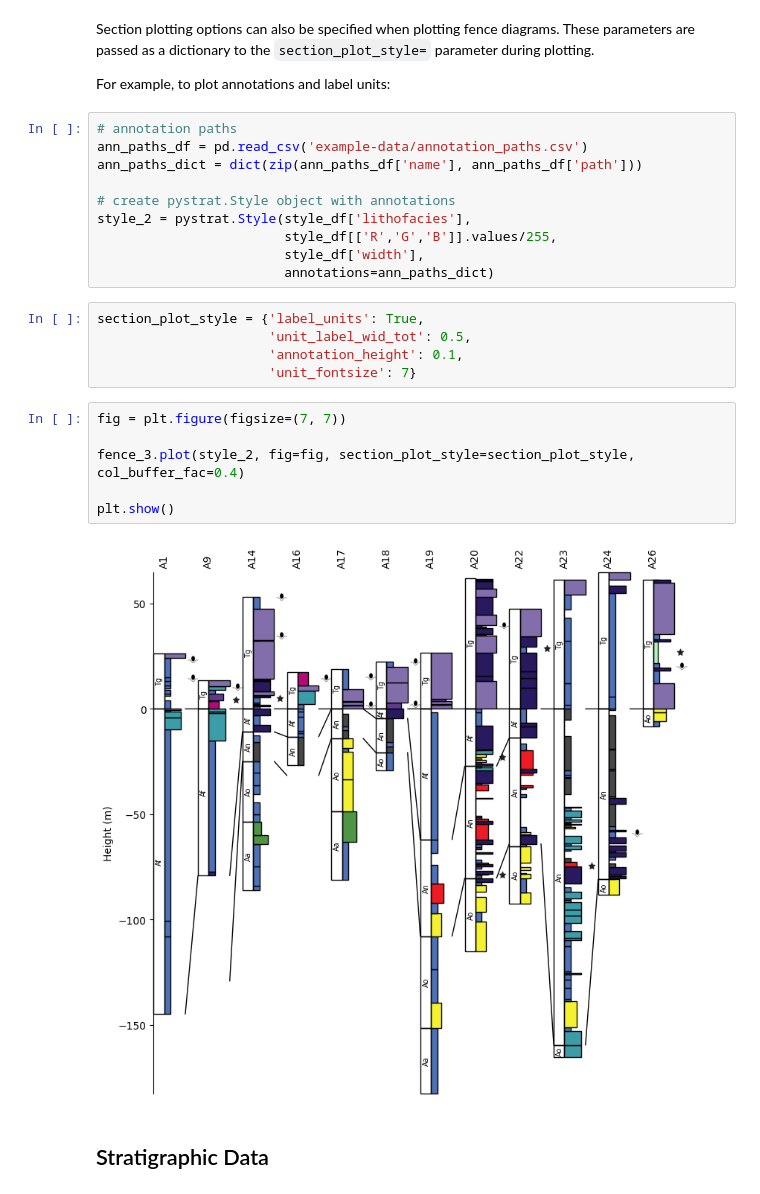
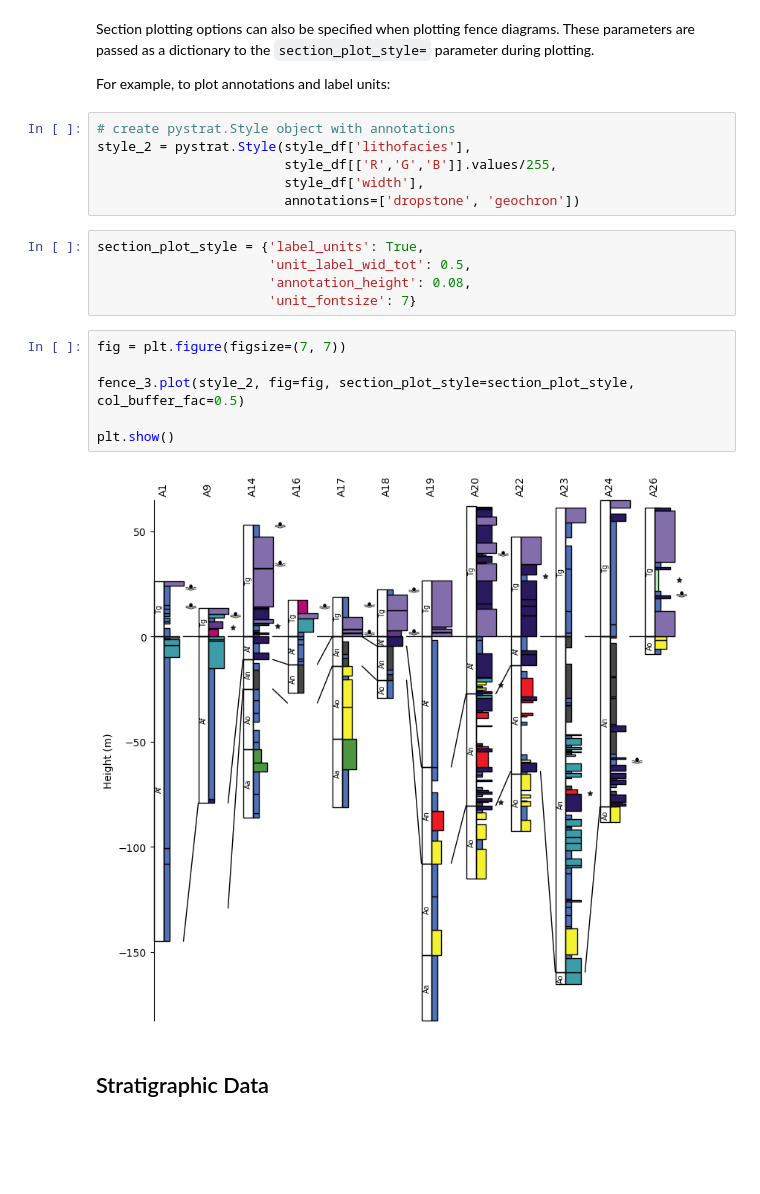
Before and after one commit to yuempark/pystrat, a Jupyter notebook: docs/fence_diagrams.ipynb, the cells around one changed output. Cells and saved outputs as stored; diff of their text form; blank space fills up the shorter version.

```diff
--- a/docs/fence_diagrams.ipynb
+++ b/docs/fence_diagrams.ipynb
@@ -200,28 +200,24 @@ Section plotting options can also be specified when plotting fence diagrams. The
 
 For example, to plot annotations and label units:
 # %%
-# annotation paths
-ann_paths_df = pd.read_csv('example-data/annotation_paths.csv')
-ann_paths_dict = dict(zip(ann_paths_df['name'], ann_paths_df['path']))
-
 # create pystrat.Style object with annotations
 style_2 = pystrat.Style(style_df['lithofacies'],
                         style_df[['R','G','B']].values/255,
                         style_df['width'],
-                        annotations=ann_paths_dict)
+                        annotations=['dropstone', 'geochron'])
 # %%
 section_plot_style = {'label_units': True,
                       'unit_label_wid_tot': 0.5,
-                      'annotation_height': 0.1,
+                      'annotation_height': 0.08,
                       'unit_fontsize': 7}
 # %%
 fig = plt.figure(figsize=(7, 7))
 
-fence_3.plot(style_2, fig=fig, section_plot_style=section_plot_style, col_buffer_fac=0.4)
+fence_3.plot(style_2, fig=fig, section_plot_style=section_plot_style, col_buffer_fac=0.5)
 
 plt.show()
 # %% [output]
-[figure, old version]
+[figure, new version]
 # %% [markdown]
 ## Stratigraphic Data
 # %% [markdown]
```
Also changed, not shown: parts of 10 cells of this notebook, 2 other files.
